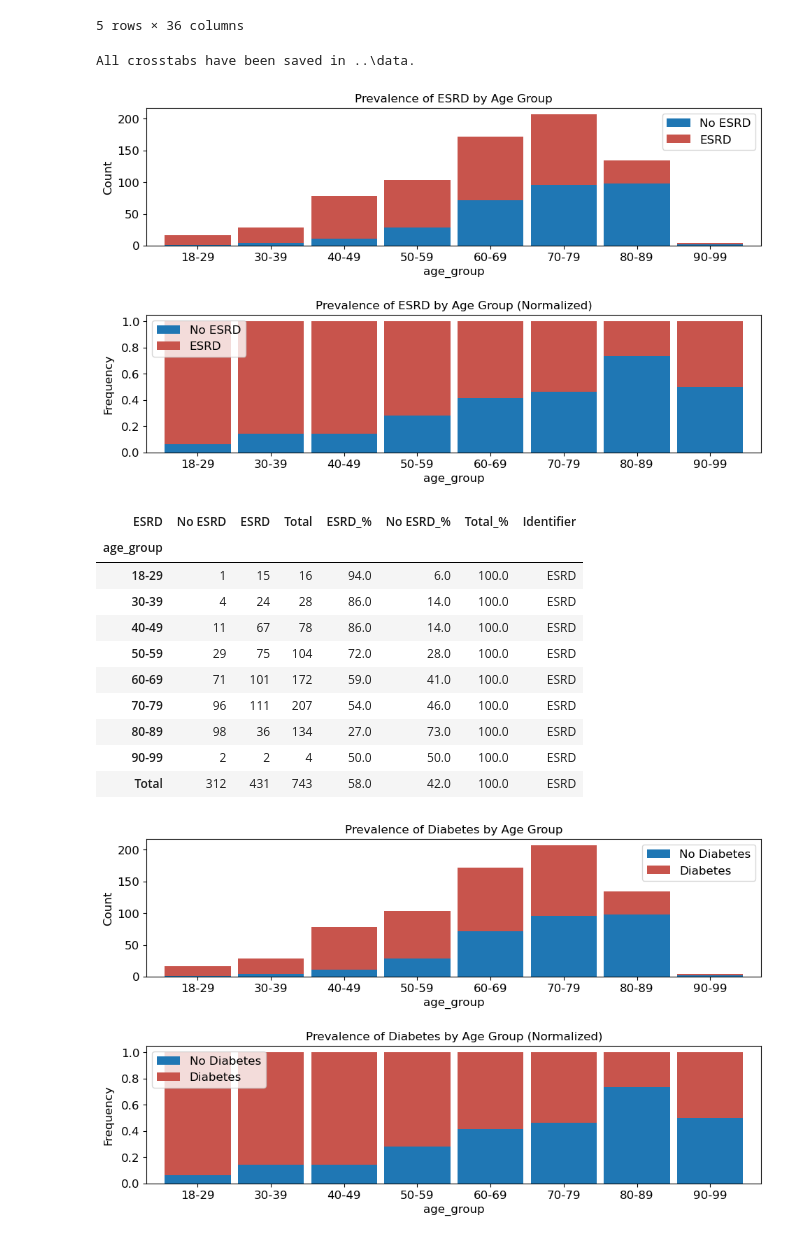
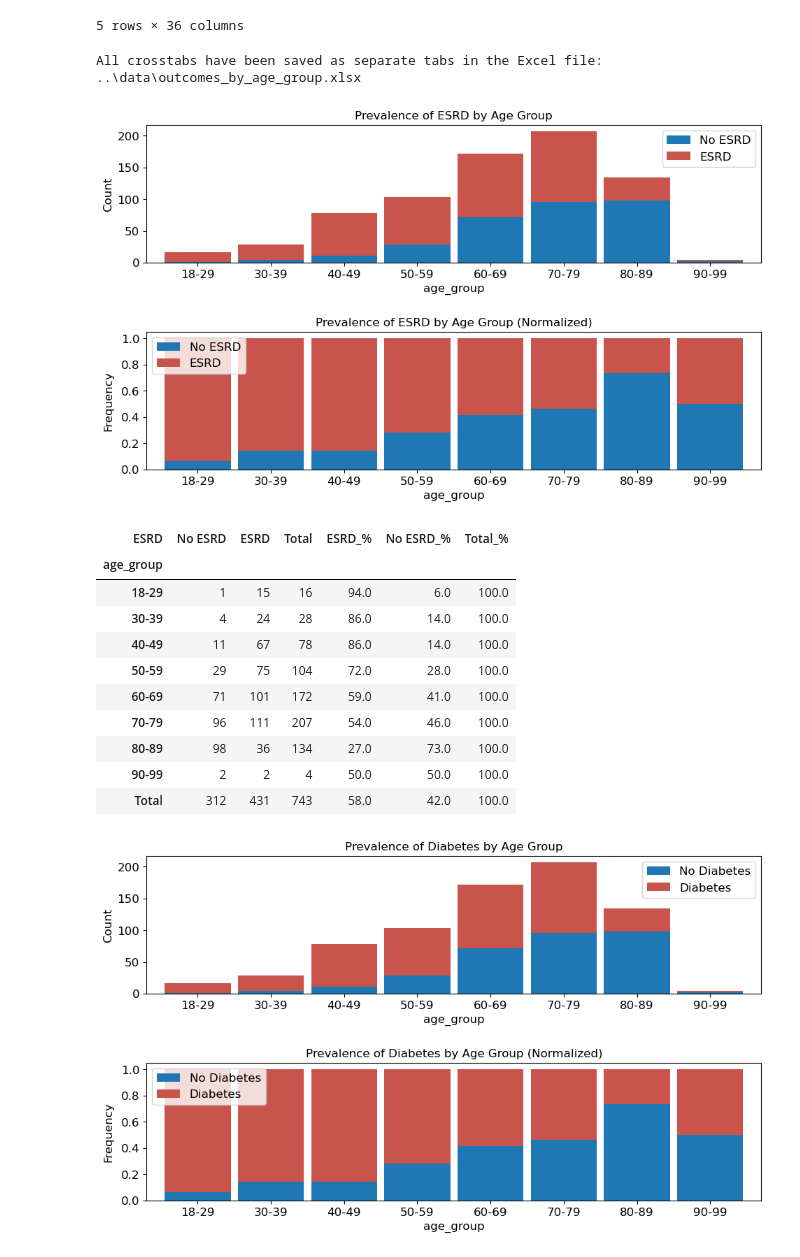
Before and after one commit to lshpaner/bmc_ali_kfre_val, a Jupyter notebook: notebooks/eda.ipynb, the cells around one changed output. Cells and saved outputs as stored; diff of their text form; code cells hidden in the pictures.

Commit message:
saved crosstab data from stacked bar plots to excel as separate tabs

```diff
--- a/notebooks/eda.ipynb
+++ b/notebooks/eda.ipynb
@@ -112,23 +112,25 @@ esrd_by_age = crosstabs_dict["ESRD"]
 diab_by_age = crosstabs_dict["Diabetes (1=yes; 0=no)"]
 sex_by_age = crosstabs_dict["Hypertension (1=yes; 0=no)"]
 
-############### Save new csv file w/ functional outcomes by age ##############
+############### Save new excel file w/ functional outcomes by age ##############
+
+file_path = os.path.join(data_path, "outcomes_by_age_group.xlsx")
 
 # Combine all crosstabs horizontally (side by side)
 all_crosstabs_combined = pd.concat(list(crosstabs_dict.values()), axis=1)
 
 # Save each crosstab in its tab and the combined DataFrame in the last tab
-# Loop through the crosstabs and save each to a CSV file
-# Add an identifier column to each crosstab
-for expl_col, crosstab in crosstabs_dict.items():
-    crosstab["Identifier"] = expl_col  # Adding a new column to identify the data
+# Use pandas ExcelWriter to save each DataFrame as a separate sheet
+with pd.ExcelWriter(file_path, engine="openpyxl") as writer:
+    for expl_col, crosstab in crosstabs_dict.items():
+        crosstab.to_excel(
+            writer, sheet_name=expl_col[:31]
+        )  # Excel sheet names are limited to 31 characters
 
-# Concatenate all crosstabs into a single DataFrame
-all_crosstabs_combined = pd.concat(crosstabs_dict.values(), ignore_index=True)
-all_crosstabs_combined.to_csv(os.path.join(data_path, "combined_crosstabs.csv"))
+    # Save the combined DataFrame in the last tab
+    all_crosstabs_combined.to_excel(writer, sheet_name="All Combined")
 
-print(f"All crosstabs have been saved in {data_path}.")
-
+print(f"All crosstabs have been saved as separate tabs in the Excel file: {file_path}")
 ################################################################################
 
 ######################### Plot the Stacked Bar Graphs ##########################
@@ -148,43 +150,43 @@ for expl_col, legend_labels, title in zip(explore_columns, labels_list, title_li
     colors = base_colors[nature]
 
     # Create full file paths for saving the images
     expl_col_filename_png = os.path.join(image_path_png, f"Age_by_{expl_col}.png")
     expl_col_filename_svg = os.path.join(image_path_svg, f"Age_by_{expl_col}.svg")
 
     # Setup the image path dictionary with full file paths
     image_path = {"png": expl_col_filename_png, "svg": expl_col_filename_svg}
 
     stacked_plot(
         x=12,
         y=8,
         p=10,
         df=df_eda,
         col="age_group",
         truth="ESRD",
         condition=1,
         kind="bar",
         width=0.9,
         rot=0,
         legend_labels=legend_labels,  # Use the corresponding legend labels
         image_path={"png": expl_col_filename_png, "svg": expl_col_filename_svg},
         img_string=f"presence_of_{title.lower()}_by_age",
         save_formats=["png", "svg"],
         custom_title=f"Prevalence of {title} by Age Group",
         color=colors,
     )
     display(crosstabs_dict[expl_col])
 # %% [output]
-All crosstabs have been saved in ..\data.
+All crosstabs have been saved as separate tabs in the Excel file: ..\data\outcomes_by_age_group.xlsx
 [figure]
-| ESRD | No ESRD | ESRD | Total | ESRD_% | No ESRD_% | Total_% | Identifier |
-| age_group |  |  |  |  |  |  |  |
-| 18-29 | 1 | 15 | 16 | 94.0 | 6.0 | 100.0 | ESRD |
-| 30-39 | 4 | 24 | 28 | 86.0 | 14.0 | 100.0 | ESRD |
-| 40-49 | 11 | 67 | 78 | 86.0 | 14.0 | 100.0 | ESRD |
-| 50-59 | 29 | 75 | 104 | 72.0 | 28.0 | 100.0 | ESRD |
-| 60-69 | 71 | 101 | 172 | 59.0 | 41.0 | 100.0 | ESRD |
-| 70-79 | 96 | 111 | 207 | 54.0 | 46.0 | 100.0 | ESRD |
-| 80-89 | 98 | 36 | 134 | 27.0 | 73.0 | 100.0 | ESRD |
-| 90-99 | 2 | 2 | 4 | 50.0 | 50.0 | 100.0 | ESRD |
-| Total | 312 | 431 | 743 | 58.0 | 42.0 | 100.0 | ESRD |
+| ESRD | No ESRD | ESRD | Total | ESRD_% | No ESRD_% | Total_% |
+| age_group |  |  |  |  |  |  |
+| 18-29 | 1 | 15 | 16 | 94.0 | 6.0 | 100.0 |
+| 30-39 | 4 | 24 | 28 | 86.0 | 14.0 | 100.0 |
+| 40-49 | 11 | 67 | 78 | 86.0 | 14.0 | 100.0 |
+| 50-59 | 29 | 75 | 104 | 72.0 | 28.0 | 100.0 |
+| 60-69 | 71 | 101 | 172 | 59.0 | 41.0 | 100.0 |
+| 70-79 | 96 | 111 | 207 | 54.0 | 46.0 | 100.0 |
+| 80-89 | 98 | 36 | 134 | 27.0 | 73.0 | 100.0 |
+| 90-99 | 2 | 2 | 4 | 50.0 | 50.0 | 100.0 |
+| Total | 312 | 431 | 743 | 58.0 | 42.0 | 100.0 |
 [figure]
```
Also changed, not shown: parts of 1 cell of this notebook, 5 other files.
